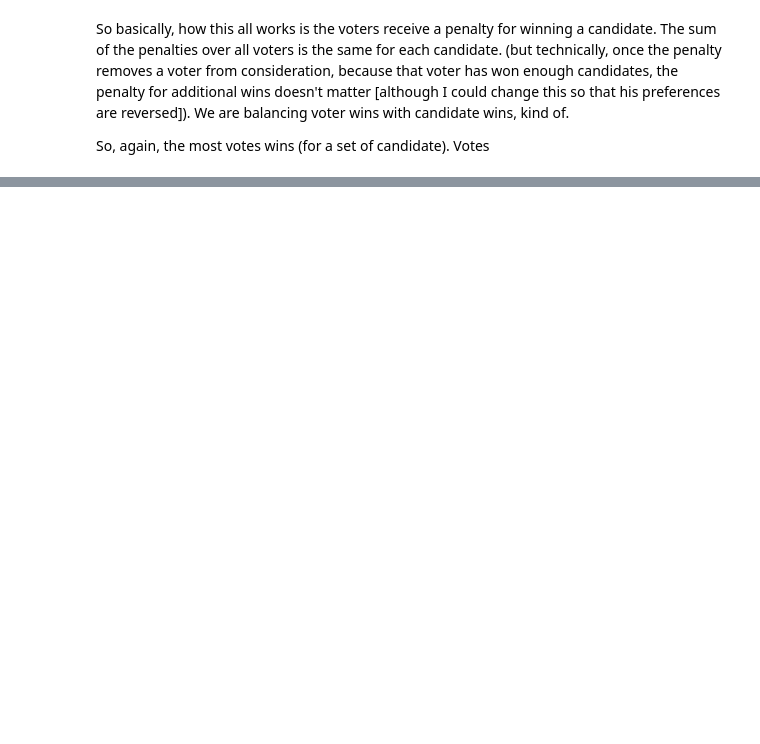
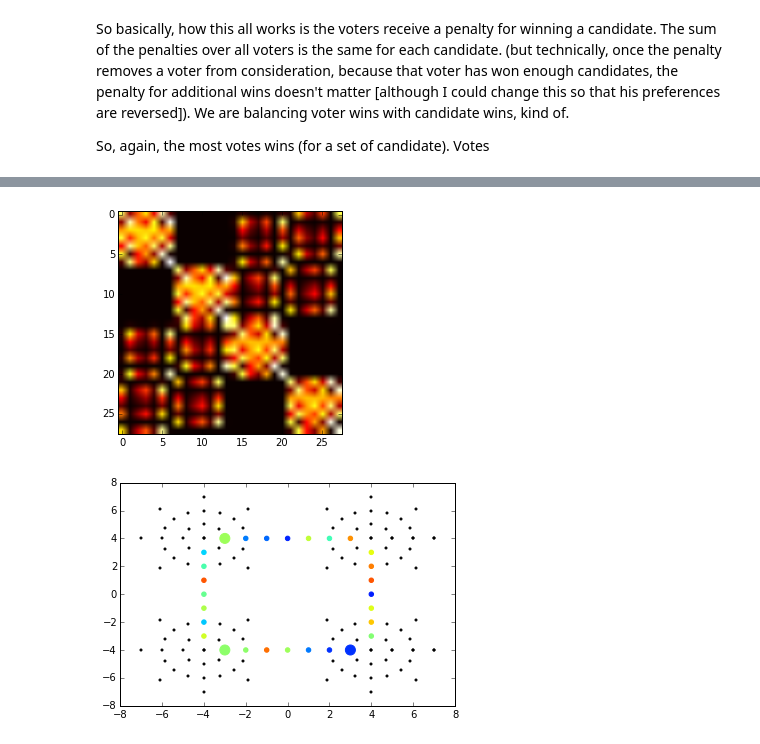
Before and after one commit to halfout/vote2, a Jupyter notebook: cluster_vote.ipynb, the cells around one changed output, grey strips where cells are left out. Cells and saved outputs as stored; diff of their text form; code cells hidden in the pictures; blank space fills up the shorter version.

```diff
--- a/cluster_vote.ipynb
+++ b/cluster_vote.ipynb
@@ -551,0 +577,65 @@ pc
+# %%
+candidates = candidates_circles
+out = out_circles
+rate = rate_circles_honest
+
+A = np.array(rate)  # ballots
+(m,n) = np.shape(A)
+seats = 3
+ps = m  # m/seats  # for some reason, this needs to be taken out
+totals = np.sum(A,0) # sum columns
+pc = ps / totals # elementwise division
+
+
+dcdc = np.zeros((n,n))
+for i in range(n):
+    prk = pc[i] * A[:,i]
+    for j in range(n):
+        dcdc[i,j] = np.dot(A[:,j],prk/5) # /5 ? Try 1,2.5,5
+
+dcdc
+plt.imshow(dcdc, cmap=plt.cm.hot)
+
+real_candidates = range(n)
+
+totals = np.sum(A,0) # sum columns
+
+def easy_score(totals,dcdc,sc):
+    return sum(totals[sc]) - sum(sum(dcdc[sc,sc]))
+
+real_candidates = range(n)
+co = itertools.combinations(real_candidates, seats)# combinations of candidates
+sca = []
+cand2 = []
+tt = []
+tp = []
+for sc in co:
+    score = easy_score(totals, dcdc, list(sc))
+    tt = tt + [sum(totals[list(sc)])]
+    tp = tp + [sum(sum(dcdc[sc,sc]))]
+    sca = sca + [score]
+    cand2 = cand2 + [sc]
+
+max_value = max(sca)
+max_index = sca.index(max_value)
+best_candidates = cand2[max_index]
+
+fig = plt.figure()
+ax = fig.add_subplot(1, 1, 1)
+
+x= out[:,0]
+y = out[:,1]
+ax.scatter(x, y, color = 'k',s=4)
+
+x= candidates[real_candidates,0]
+y = candidates[real_candidates,1]
+ax.scatter(x, y, color = rgb)
+
+x= candidates[best_candidates,0]
+y = candidates[best_candidates,1]
+ax.scatter(x, y, color = rgb,s=100)
+
+plt.show()
+# %% [output]
+[figure, added]
+[figure, added]
```
Also changed, not shown: parts of 34 cells of this notebook.
